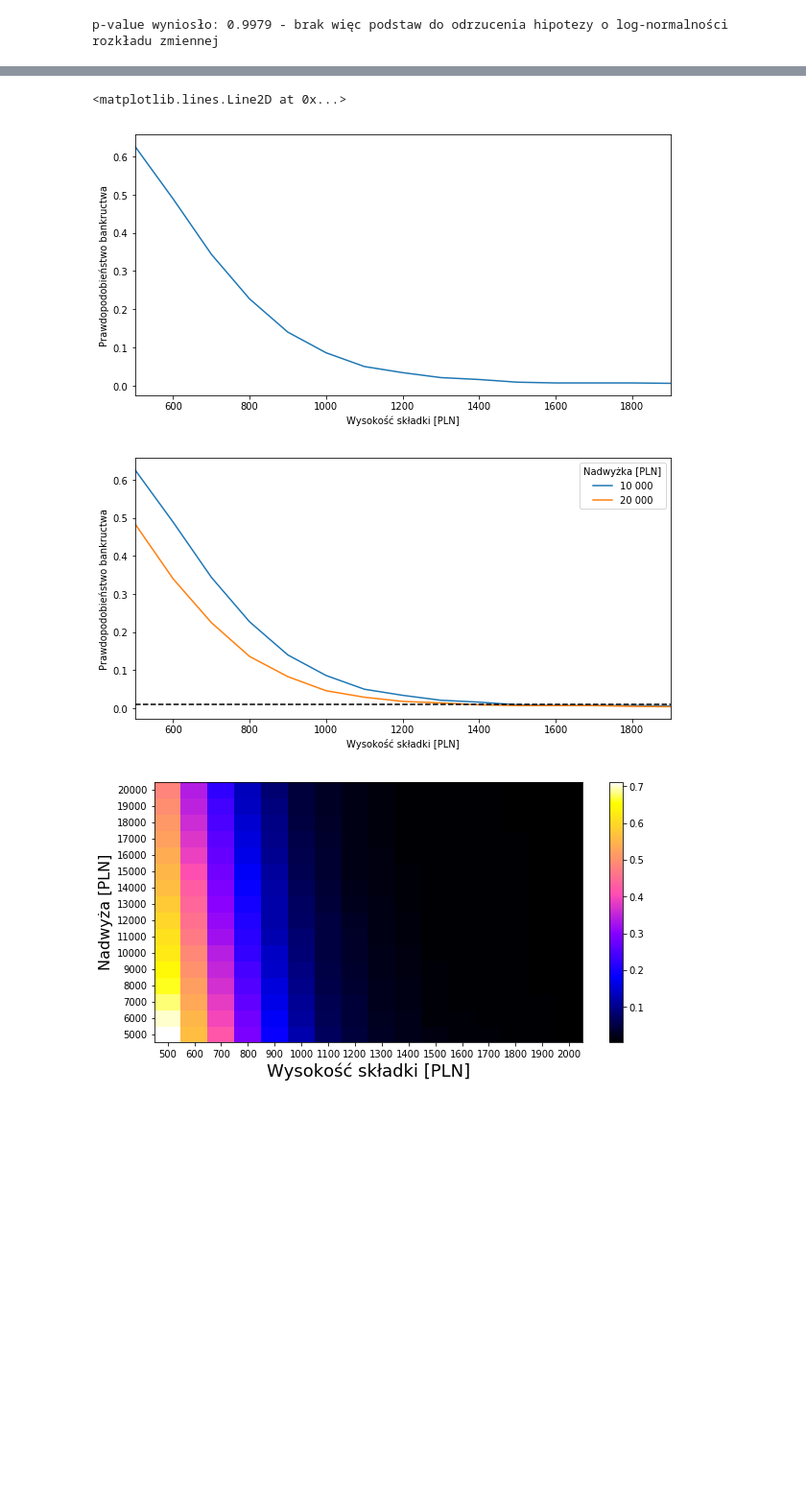
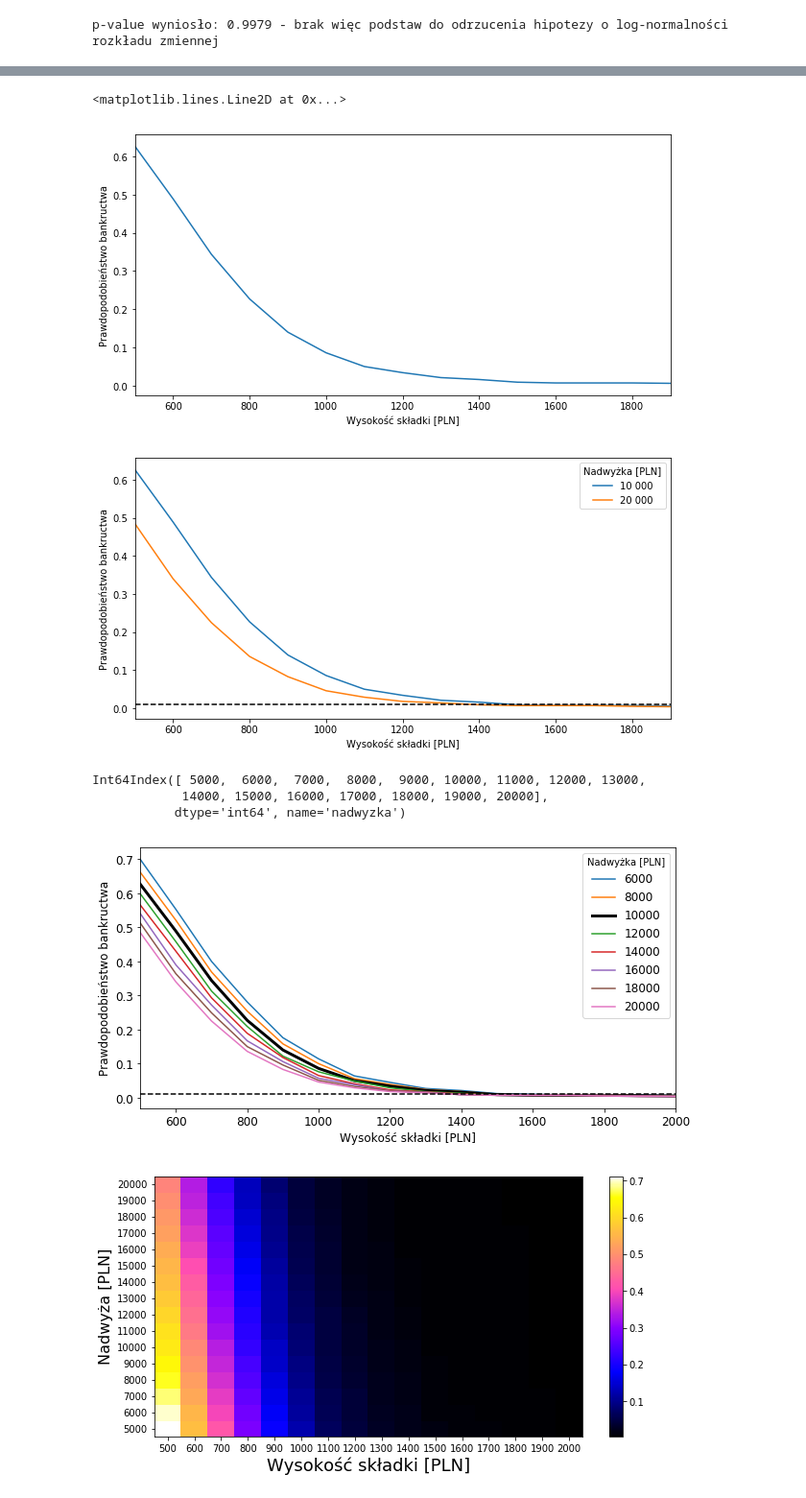
Before and after one commit to puchmichal/ZMS, a Jupyter notebook: making_plots.ipynb, the cells around one changed output, grey strips where cells are left out. Shown: that part at 96% size. Drawn from its saved outputs; the diff is of its cells as text; code cells hidden in the pictures; blank space fills up the shorter version.

Commit message:
Dopisałem kilka linijek w wykresach, zacząłem ujednolicanie czcionek, dopisałem nieco raportu.

```diff
--- a/making_plots.ipynb
+++ b/making_plots.ipynb
@@ -67,7 +67,7 @@
 
 # In[ ]:
 # %%
-path = r"C:/Users/Michal.Puchalski/Desktop/private/ZMS/ZMS"
+path = r"E:/ZMS/ZMS"
 
 import csv
 import scipy as sc
@@ -322,34 +307,38 @@ Nadwyzka:  20000 Skladka:  1700 Liczba ruin:  7 Sredni wynik:  119522.0 Prawd_ba
 Nadwyzka:  20000 Skladka:  1800 Liczba ruin:  5 Sredni wynik:  129298.0 Prawd_bankr:  0.005
 Nadwyzka:  20000 Skladka:  1900 Liczba ruin:  4 Sredni wynik:  139163.0 Prawd_bankr:  0.004
 Nadwyzka:  20000 Skladka:  2000 Liczba ruin:  4 Sredni wynik:  149163.0 Prawd_bankr:  0.004
+# %%
+fig, ax = plt.subplots(figsize = (10,5))
+dane.loc[(10000,slice(None)),'prawd_bankr'].reset_index(). \
+    plot(x = 'skladka', y = 'prawd_bankr', legend = False, ax = ax)
+ax.set_xlabel('Wysokość składki [PLN]')
+ax.set_ylabel('Prawdopodobieństwo bankructwa')
+fig.savefig(path+r'\raport1\wykresy\p_bankructwa.pdf')
+# %% [output]
+<matplotlib.lines.Line2D at 0x...>
+[figure, added]
+[figure, added]
+# %%
+dane.index.get_level_values(0).unique()
+# %% [output]
+Int64Index([ 5000,  6000,  7000,  8000,  9000, 10000, 11000, 12000, 13000,
+            14000, 15000, 16000, 17000, 18000, 19000, 20000],
+           dtype='int64', name='nadwyzka')
 # %%
 fig, ax = plt.subplots(figsize = (10,5))
-dane.loc[(10000,slice(None)),'prawd_bankr'].reset_index(). \
-    plot(x = 'skladka', y = 'prawd_bankr', legend = False, ax = ax)
-ax.set_xlabel('Wysokość składki [PLN]')
-ax.set_ylabel('Prawdopodobieństwo bankructwa')
-fig.savefig(path+r'\p_bankructwa.pdf')
-
-fig, ax = plt.subplots(figsize = (10,5))
-dane.loc[:,'prawd_bankr'].reset_index().groupby('nadwyzka'). \
+dane.loc[(list(range(6000,10000,2000)), slice(None)),'prawd_bankr'].reset_index().groupby('nadwyzka'). \
     plot(x = 'skladka', y = 'prawd_bankr', ax = ax)
-ax.set_xlabel('Wysokość składki [PLN]')
-ax.set_ylabel('Prawdopodobieństwo bankructwa')
-ax.legend(labels = ['10 000', '20 000'], title = 'Nadwyżka [PLN]')
+dane.loc[(10000, slice(None)), 'prawd_bankr'].reset_index().plot(x = 'skladka', y = 'prawd_bankr', ax = ax,
+                                                                color = 'k', linewidth = 3)
+dane.loc[(list(range(12000,22000,2000)), slice(None)),'prawd_bankr'].reset_index().groupby('nadwyzka'). \
+    plot(x = 'skladka', y = 'prawd_bankr', ax = ax, fontsize = 12)
+ax.set_xlabel('Wysokość składki [PLN]', fontsize = 12)
+ax.set_ylabel('Prawdopodobieństwo bankructwa', fontsize = 12)
+ax.legend(labels = [str(x) for x in range(6000, 22000, 2000)], title = 'Nadwyżka [PLN]', fontsize = 12)
 ax.axhline(y = 0.01, color = 'k' , linestyle = '--')
-#fig.savefig(path+r'\p_bankructwa_porownanie.pdf')
-
-
-# Ponizej stary wykres p-stwa bankructwa (dla pojedynczej wys. nadwyzki)
-#fig = plt.figure(figsize = (10,5))
-#plt.plot(dane['wysokosc_skladki'], prawd_bankr)
-#plt.ylabel('Prawdopodobienstwo bankructwa')
-#plt.xlabel('Wysokość składki [PLN]')
-#fig.savefig(path+'\p_bankructwa.pdf')
+fig.savefig(path+r'\raport1\wykresy\p_bankructwa_porownanie.pdf')
 # %% [output]
-<matplotlib.lines.Line2D at 0x...>
-[figure, old version]
+[figure, new version]
-[figure, removed]
 # %%
 df2 = (dane.pivot_table(index='nadwyzka', columns='skladka', values='prawd_bankr').reset_index())
 
```
Also changed, not shown: parts of 13 cells of this notebook, 5 other files.
